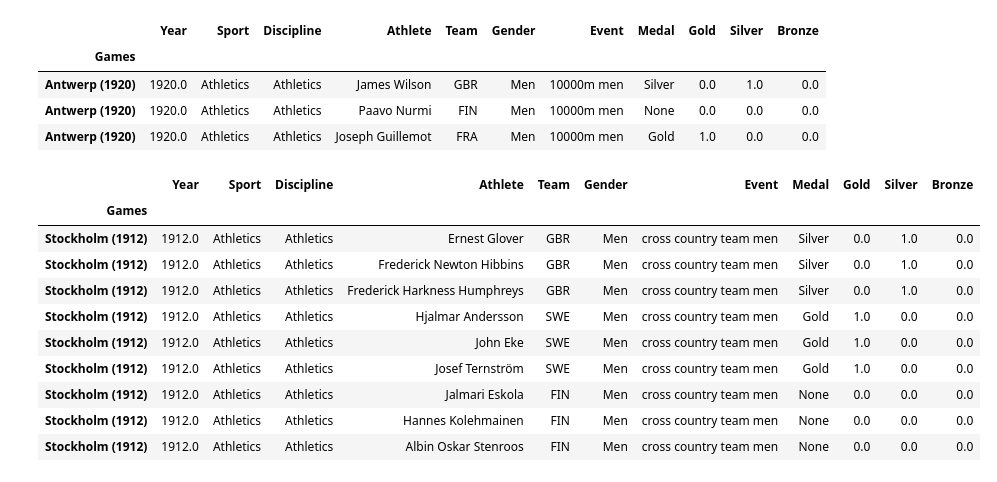
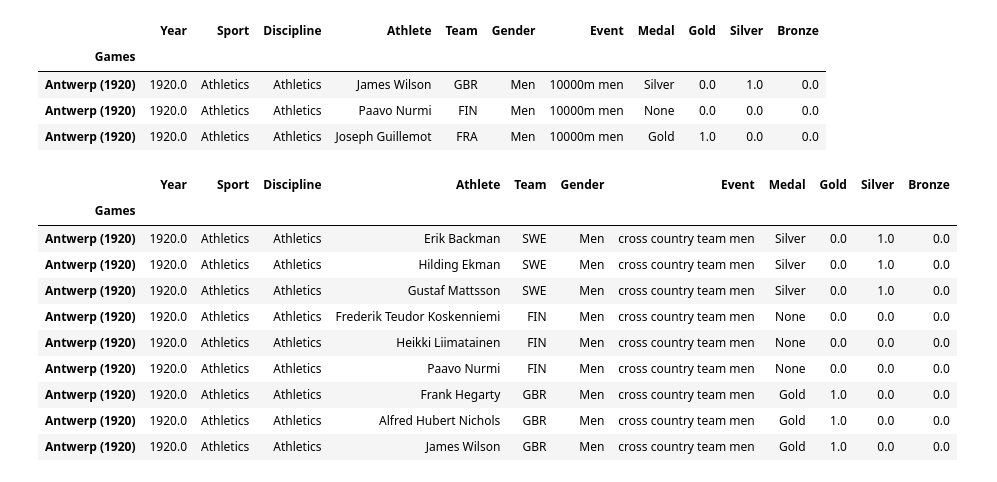
Before and after one commit to bobdewitte/Bynder, a Jupyter notebook: Assessment.ipynb, the cells around one changed output. Saved outputs shown, nothing was run; the diff lists cells and outputs as text; code cells hidden in the pictures.

```diff
--- a/Assessment.ipynb
+++ b/Assessment.ipynb
@@ -298,20 +329,20 @@ data_q3.loc[(data_q3['Event'] == '10000m men') & (data_q3['Year'] == 1920.0)]
 | Antwerp (1920) | 1920.0 | Athletics | Athletics | Paavo Nurmi | FIN | Men | 10000m men | None | 0.0 | 0.0 | 0.0 |
 | Antwerp (1920) | 1920.0 | Athletics | Athletics | Joseph Guillemot | FRA | Men | 10000m men | Gold | 1.0 | 0.0 | 0.0 |
 # %%
-# Check whether it worked for individual medals
-data_q3.loc[(data_q3['Event'] == 'cross country team men') & (data_q3['Year'] == 1912.0)]
+# Check whether it worked for team medals
+data_q3.loc[(data_q3['Event'] == 'cross country team men') & (data_q3['Year'] == 1920.0)]
 # %% [output]
 |  | Year | Sport | Discipline | Athlete | Team | Gender | Event | Medal | Gold | Silver | Bronze |
 | Games |  |  |  |  |  |  |  |  |  |  |  |
-| Stockholm (1912) | 1912.0 | Athletics | Athletics | Ernest Glover | GBR | Men | cross country team men | Silver | 0.0 | 1.0 | 0.0 |
-| Stockholm (1912) | 1912.0 | Athletics | Athletics | Frederick Newton Hibbins | GBR | Men | cross country team men | Silver | 0.0 | 1.0 | 0.0 |
-| Stockholm (1912) | 1912.0 | Athletics | Athletics | Frederick Harkness Humphreys | GBR | Men | cross country team men | Silver | 0.0 | 1.0 | 0.0 |
-| Stockholm (1912) | 1912.0 | Athletics | Athletics | Hjalmar Andersson | SWE | Men | cross country team men | Gold | 1.0 | 0.0 | 0.0 |
-| Stockholm (1912) | 1912.0 | Athletics | Athletics | John Eke | SWE | Men | cross country team men | Gold | 1.0 | 0.0 | 0.0 |
-| Stockholm (1912) | 1912.0 | Athletics | Athletics | Josef Ternström | SWE | Men | cross country team men | Gold | 1.0 | 0.0 | 0.0 |
-| Stockholm (1912) | 1912.0 | Athletics | Athletics | Jalmari Eskola | FIN | Men | cross country team men | None | 0.0 | 0.0 | 0.0 |
-| Stockholm (1912) | 1912.0 | Athletics | Athletics | Hannes Kolehmainen | FIN | Men | cross country team men | None | 0.0 | 0.0 | 0.0 |
-| Stockholm (1912) | 1912.0 | Athletics | Athletics | Albin Oskar Stenroos | FIN | Men | cross country team men | None | 0.0 | 0.0 | 0.0 |
+| Antwerp (1920) | 1920.0 | Athletics | Athletics | Erik Backman | SWE | Men | cross country team men | Silver | 0.0 | 1.0 | 0.0 |
+| Antwerp (1920) | 1920.0 | Athletics | Athletics | Hilding Ekman | SWE | Men | cross country team men | Silver | 0.0 | 1.0 | 0.0 |
+| Antwerp (1920) | 1920.0 | Athletics | Athletics | Gustaf Mattsson | SWE | Men | cross country team men | Silver | 0.0 | 1.0 | 0.0 |
+| Antwerp (1920) | 1920.0 | Athletics | Athletics | Frederik Teudor Koskenniemi | FIN | Men | cross country team men | None | 0.0 | 0.0 | 0.0 |
+| Antwerp (1920) | 1920.0 | Athletics | Athletics | Heikki Liimatainen | FIN | Men | cross country team men | None | 0.0 | 0.0 | 0.0 |
+| Antwerp (1920) | 1920.0 | Athletics | Athletics | Paavo Nurmi | FIN | Men | cross country team men | None | 0.0 | 0.0 | 0.0 |
+| Antwerp (1920) | 1920.0 | Athletics | Athletics | Frank Hegarty | GBR | Men | cross country team men | Gold | 1.0 | 0.0 | 0.0 |
+| Antwerp (1920) | 1920.0 | Athletics | Athletics | Alfred Hubert Nichols | GBR | Men | cross country team men | Gold | 1.0 | 0.0 | 0.0 |
+| Antwerp (1920) | 1920.0 | Athletics | Athletics | James Wilson | GBR | Men | cross country team men | Gold | 1.0 | 0.0 | 0.0 |
 # %%
 # Remove rows with name of first and third athlete from question 2
 new_data = data_q3[(data_q3.Athlete != output_q2['Athlete'][0])
```
Also changed, not shown: parts of 22 cells of this notebook, 1 other file.
